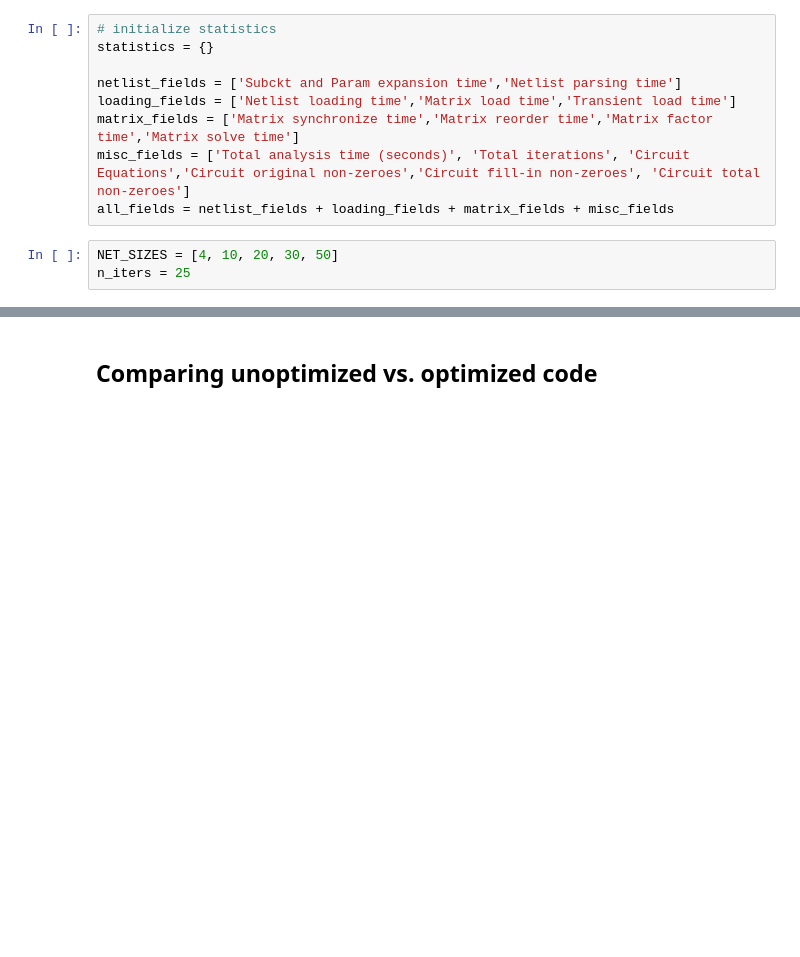
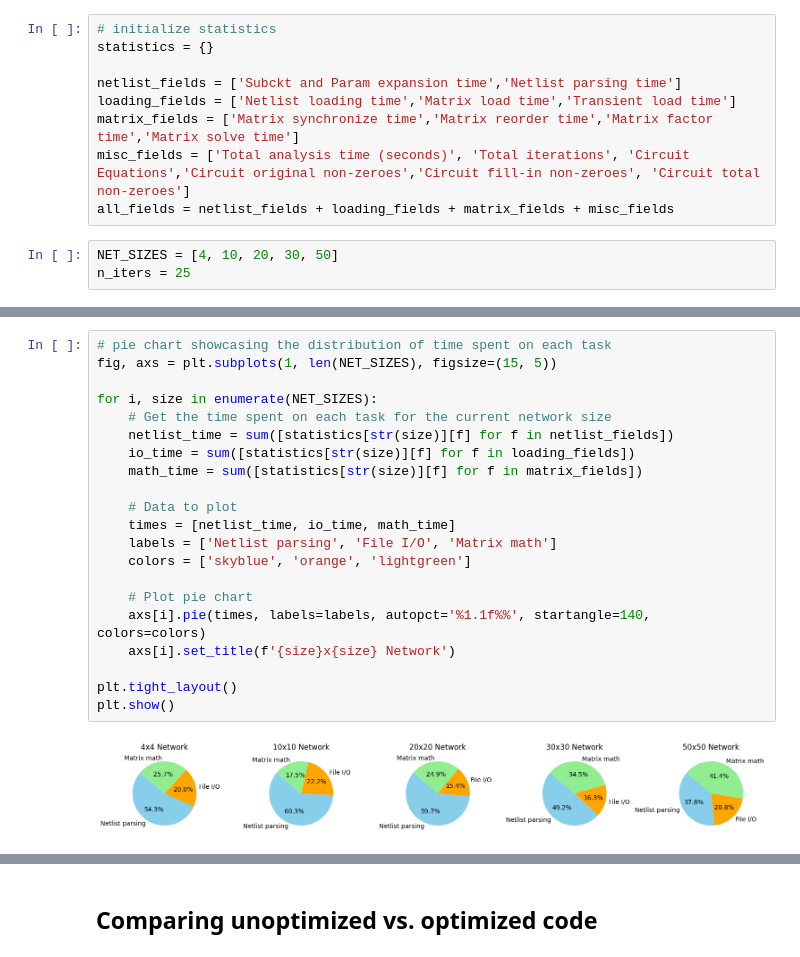
Before and after one commit to Ma-Lab-Cal/self-learning-machines, a Jupyter notebook: experiments/spice_profiling.ipynb, the cells around one changed output, grey strips where cells are left out. Cells and saved outputs as stored; diff of their text form; blank space fills up the shorter version.

```diff
--- a/experiments/spice_profiling.ipynb
+++ b/experiments/spice_profiling.ipynb
@@ -225,0 +321,23 @@ plt.show()
+# %%
+# pie chart showcasing the distribution of time spent on each task
+fig, axs = plt.subplots(1, len(NET_SIZES), figsize=(15, 5))
+
+for i, size in enumerate(NET_SIZES):
+    # Get the time spent on each task for the current network size
+    netlist_time = sum([statistics[str(size)][f] for f in netlist_fields])
+    io_time = sum([statistics[str(size)][f] for f in loading_fields])
+    math_time = sum([statistics[str(size)][f] for f in matrix_fields])
+
+    # Data to plot
+    times = [netlist_time, io_time, math_time]
+    labels = ['Netlist parsing', 'File I/O', 'Matrix math']
+    colors = ['skyblue', 'orange', 'lightgreen']
+
+    # Plot pie chart
+    axs[i].pie(times, labels=labels, autopct='%1.1f%%', startangle=140, colors=colors)
+    axs[i].set_title(f'{size}x{size} Network')
+
+plt.tight_layout()
+plt.show()
+# %% [output]
+[figure, added]
```
Also changed, not shown: parts of 35 cells of this notebook, 4 other files.
